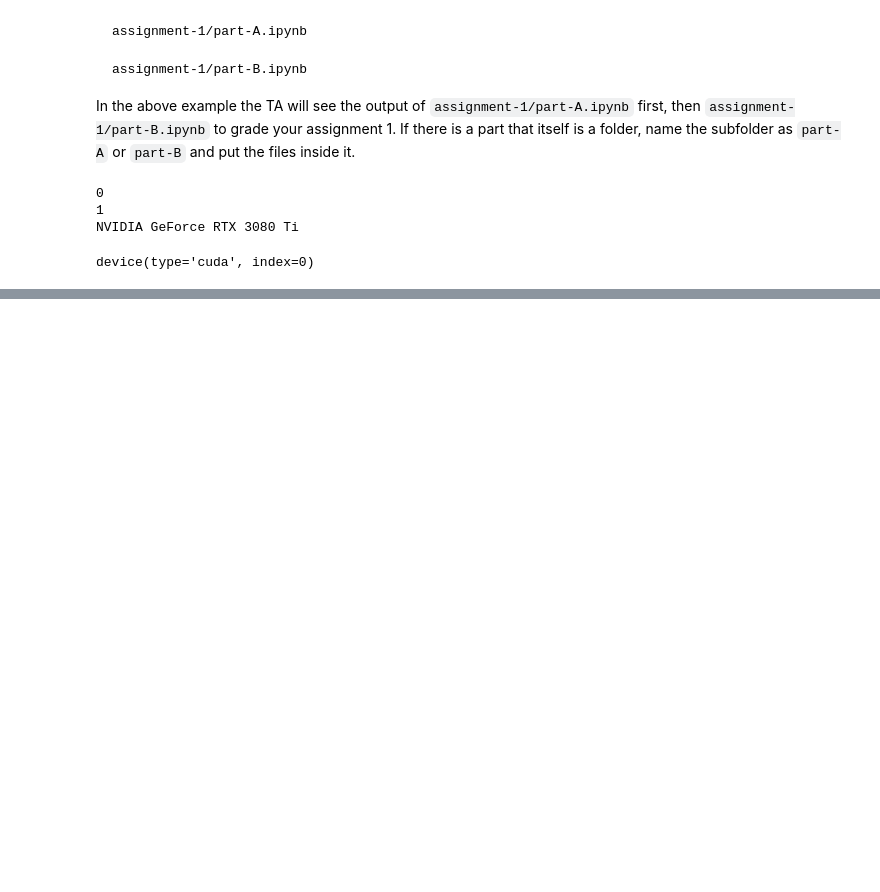
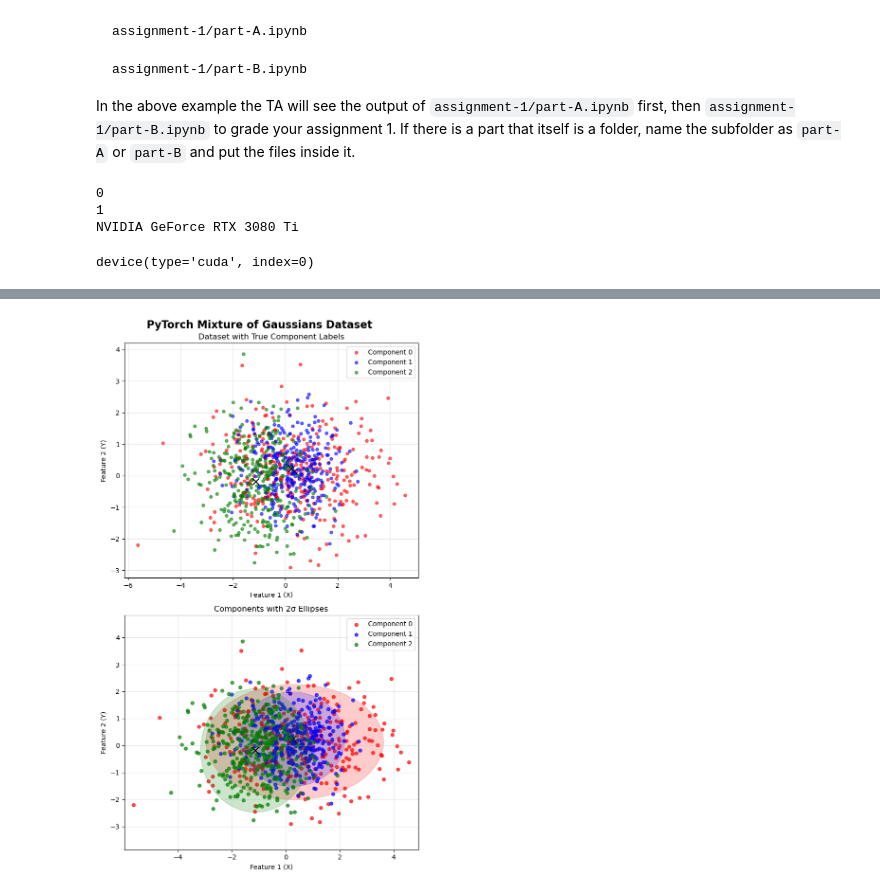
Before and after one commit to zz2548/CS6613-Assignments, a Jupyter notebook: assignments/assignment-1/01-assignment-part-1.ipynb, the cells around one changed output, grey strips where cells are left out. Saved outputs shown, nothing was run; the diff lists cells and outputs as text; code cells hidden in the pictures; blank space fills up the shorter version.

Commit message:
MoG Dataset

```diff
--- a/assignments/assignment-1/01-assignment-part-1.ipynb
+++ b/assignments/assignment-1/01-assignment-part-1.ipynb
@@ -58,0 +224,13 @@ plt.plot(x_axis,weights[2]*stats.norm.pdf(x_axis,means[2],np.sqrt(covars[2])).ra
+# %%
+# Step 4: Verify our generation by computing statistics
+print(f"\nDataset Statistics:")
+print(f"Overall mean: [{X[:, 0].mean():.3f}, {X[:, 1].mean():.3f}]")
+print(f"Overall std:  [{X[:, 0].std():.3f}, {X[:, 1].std():.3f}]")
+
+print(f"\nPer-component statistics:")
+for i in range(n_components):
+    mask = (y_true == i)
+    component_data = X[mask]
+    print(f"Component {i}: {mask.sum().item()} samples")
+    print(f"  Mean: [{component_data[:, 0].mean():.3f}, {component_data[:, 1].mean():.3f}]")
+    print(f"  Std:  [{component_data[:, 0].std():.3f}, {component_data[:, 1].std():.3f}]")
@@ -58,0 +252,59 @@ plt.plot(x_axis,weights[2]*stats.norm.pdf(x_axis,means[2],np.sqrt(covars[2])).ra
+# %%
+# Step 5: Visualization
+
+# Convert to numpy for easier plotting and analysis
+X_np = X.numpy()
+y_true_np = y_true.numpy()
+
+fig, axes = plt.subplots(2, 1, figsize=(7, 12))
+fig.suptitle("PyTorch Mixture of Gaussians Dataset", fontsize=16, fontweight="bold")
+
+colors = ["red", "blue", "green"]
+component_names = ["Component 0", "Component 1", "Component 2"]
+
+# Plot 1: Scatter plot with 3 components
+ax1 = axes[0]
+for i in range(n_components):
+    mask = y_true_np == i
+    ax1.scatter(X_np[mask, 0], X_np[mask, 1], c=colors[i], alpha=0.6, label=component_names[i], s=20)
+    # Mark true means
+    ax1.scatter(means[i, 0], means[i, 1], c="black", marker="x", s=100)
+
+ax1.set_title("Dataset with True Component Labels")
+ax1.set_xlabel("Feature 1 (X)")
+ax1.set_ylabel("Feature 2 (Y)")
+ax1.legend()
+ax1.grid(True, alpha=0.3)
+
+
+# Plot 2: Components with covariance ellipses
+ax2 = axes[1]
+for i in range(n_components):
+    mask = y_true_np == i
+    ax2.scatter(X_np[mask, 0], X_np[mask, 1], c=colors[i], alpha=0.7, label=component_names[i], s=25)
+
+    # Draw 2-sigma ellipses
+    cov_matrix = covariances[i].numpy()
+    eigenvals, eigenvecs = np.linalg.eigh(cov_matrix)
+    angle = np.degrees(np.arctan2(eigenvecs[1, 0], eigenvecs[0, 0]))
+    width, height = 2 * np.sqrt(eigenvals) * 2  # 2-sigma
+
+    ellipse = Ellipse(
+        means[i].numpy(), width, height, angle=angle, facecolor=colors[i], alpha=0.2, edgecolor=colors[i]
+    )
+    ax2.add_patch(ellipse)
+
+    # Mark means
+    ax2.scatter(means[i, 0], means[i, 1], c="black", marker="x", s=100)
+
+ax2.set_title("Components with 2σ Ellipses")
+ax2.set_xlabel("Feature 1 (X)")
+ax2.set_ylabel("Feature 2 (Y)")
+ax2.legend()
+ax2.grid(True, alpha=0.3)
+ax2.axis("equal")
+
+plt.tight_layout()
+plt.show()
+# %% [output]
+[figure, added]
```
Also changed, not shown: parts of 6 cells of this notebook.
